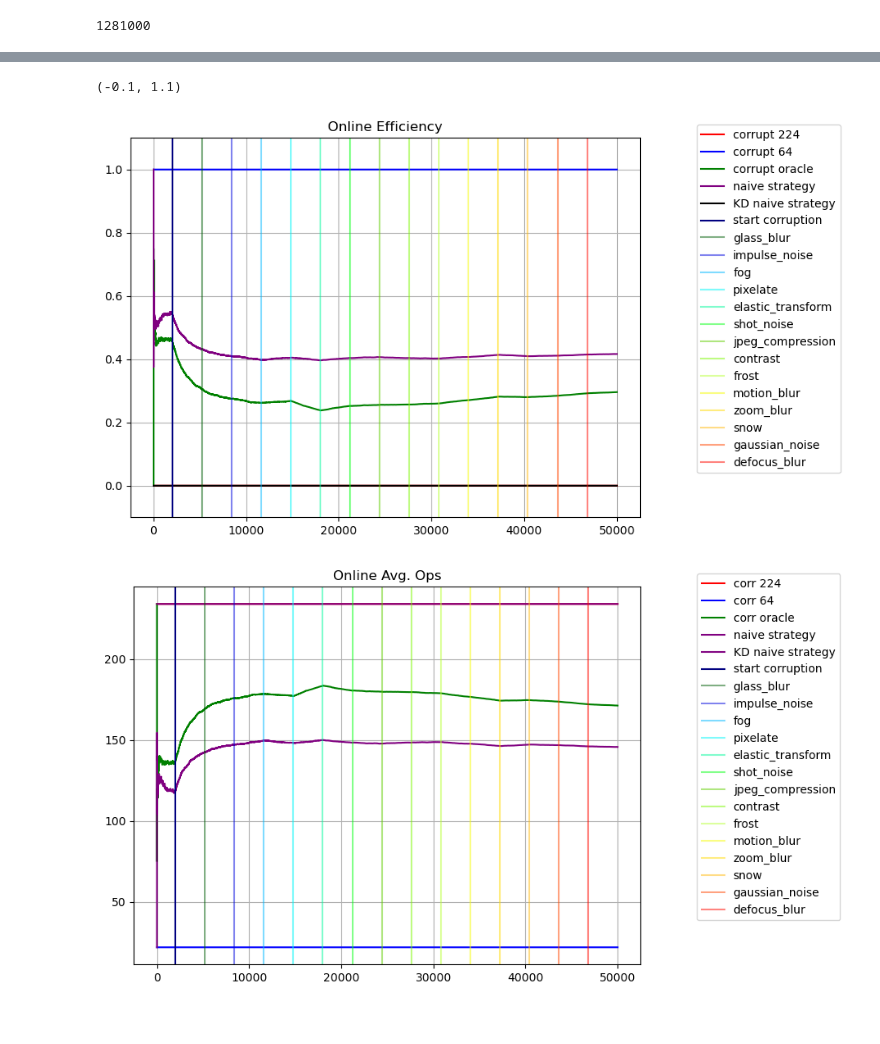
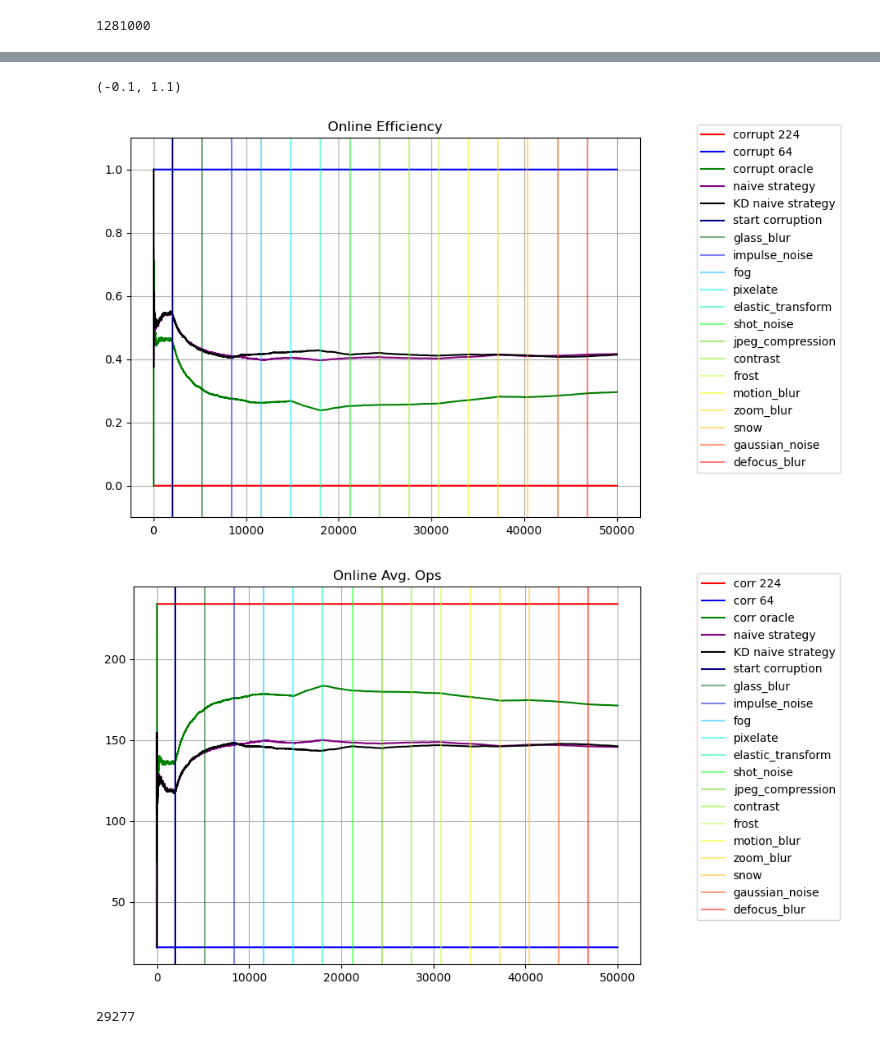
Before and after one commit to Geffen-Cooper/continual_learning_playground, a Jupyter notebook: src/test_time_kd/test_corruptions.ipynb, the cells around one changed output, grey strips where cells are left out. Saved outputs shown, nothing was run; the diff lists cells and outputs as text; code cells hidden in the pictures.

```diff
--- a/src/test_time_kd/test_corruptions.ipynb
+++ b/src/test_time_kd/test_corruptions.ipynb
@@ -1383,8 +1363,8 @@ plt.legend()
 #### KD and Nearest Class Mean
 # %%
 import copy
-model64_KD = copy.deepcopy(model)
-model64_KD.train()
+model64_KD = copy.deepcopy(model64)
+model64_KD.eval()
 # freeze parameters other than last layer
 for i,c in enumerate(model64_KD.children()):
     if i == 2:
@@ -1466,8 +1452,11 @@ for sample_idx in tqdm(rand_order):
     # corr_online_ops64.append(22)
 
     # naive strategy, if less than 50% confident, use big model
-    if torch.nn.Softmax()(out64).max().item() < 0.50:
-        out = model(img.unsqueeze(0))
+    conf64 = torch.nn.Softmax()(out64).max().item()
+    # print(conf64)
+    if conf64 < 0.50:
+        with torch.no_grad():
+            out = model(img.unsqueeze(0))
         pred = out.argmax(dim=1).item()
         res = (pred == target.item())
         corr_num_correct_KD += res
@@ -1559,34 +1548,47 @@ plt.title("Online Efficiency")
 plt.ylim([-0.1,1.1])
 # %% [output]
 (-0.1, 1.1)
-[figure, old version]
+[figure, new version]
 # %%
 fig1 = plt.figure(figsize=(8,6))
 ax1 = fig1.add_subplot(111)
 ax1.plot(idxs,corr_online_ops,label='corr 224',color='red')
 ax1.plot(idxs,corr_online_ops64,label='corr 64',color='blue')
 ax1.plot(idxs,corr_oracle_ops,label='corr oracle',color='green')
 # ax1.plot(idxs,corr_online_acc,label='corrupted 224',color='black')
 # ax1.plot(idxs,corr_online_acc64,label='corrupted 64',color='green')
 ax1.plot(idxs,corr_naive_ops,label='naive strategy',color='purple')
-ax1.plot(idxs,corr_online_ops_KD,label='KD naive strategy',color='purple')
+ax1.plot(idxs,corr_online_ops_KD,label='KD naive strategy',color='black')
 plt.title("Online Avg. Ops")
 ax1.axvline(x = transition_points[0], color = 'orange', label = 'start corruption')
 for i,x in enumerate(transition_points[1:]):
     plt.axvline(x =x, label = corruptions[rand_corr_order[i]],alpha=0.5)
 colormap = plt.cm.gist_ncar #nipy_spectral, Set1,Paired
 colors = [colormap(i) for i in np.linspace(0, 1,len(ax1.lines))]
 for i,j in enumerate(ax1.lines[5:]):
     j.set_color(colors[i])
 # ax2 = ax1.twinx()
 # px = overconfident_locations
 # py = [naive_online_acc[x] for x in px]
 # # plt.scatter(px,py,s=0.5,c='r')
 # ax2.hist(px,bins=100,alpha=0.2)
 ax1.legend(bbox_to_anchor=(1.1, 1.05))
 # ax1.set_ylabel("Online Accuracy")
 # ax2.set_ylabel("# overconfident images")
 # ax1.set_xlabel("Image Index")
 plt.grid()
 # %% [output]
-[figure, old version]
+[figure, new version]
+# %%
+print(clean_naive_num_choose_small)
+# print(clean_naive_num_choose_big)
+print(clean_oracle_num_choose_small)
+# print(clean_oracle_num_choose_big)
+print("=======")
+print(corr_naive_num_choose_small)
+# print(corr_naive_num_choose_big)
+print(corr_oracle_num_choose_small)
+# print(corr_oracle_num_choose_big)
+print(corr_num_choose_small_KD)
+# %% [output]
+29277
```
Also changed, not shown: parts of 3 cells of this notebook.
